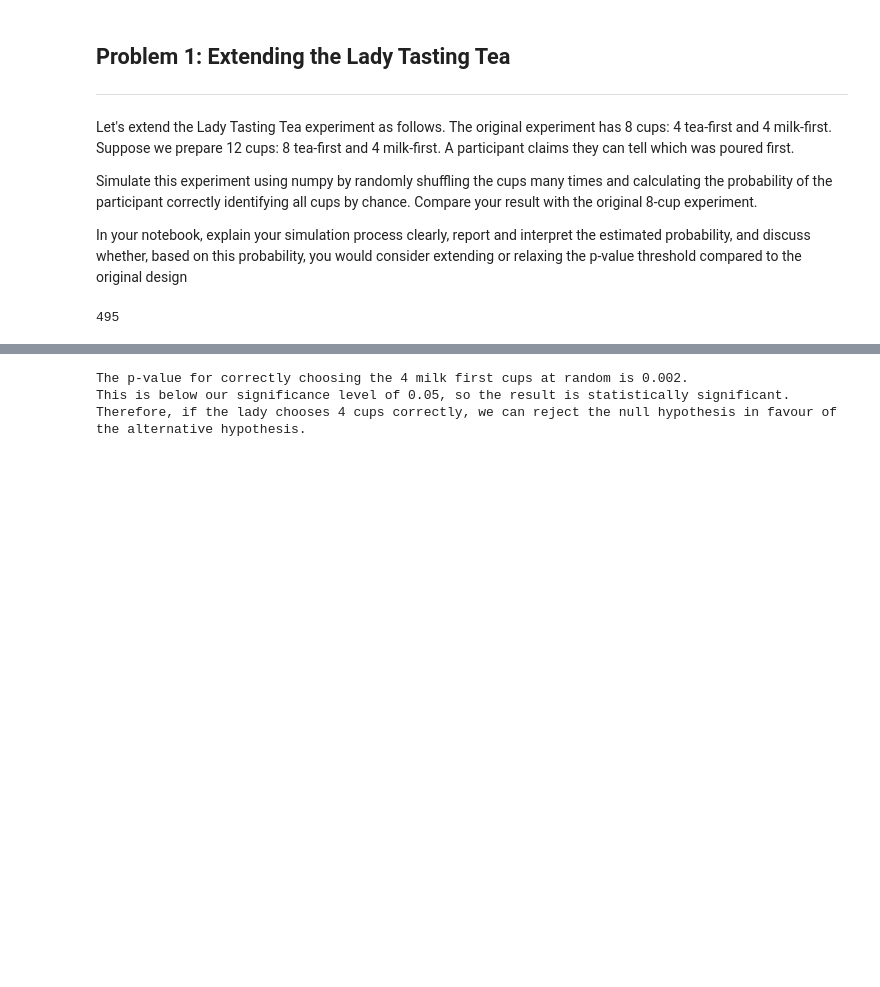
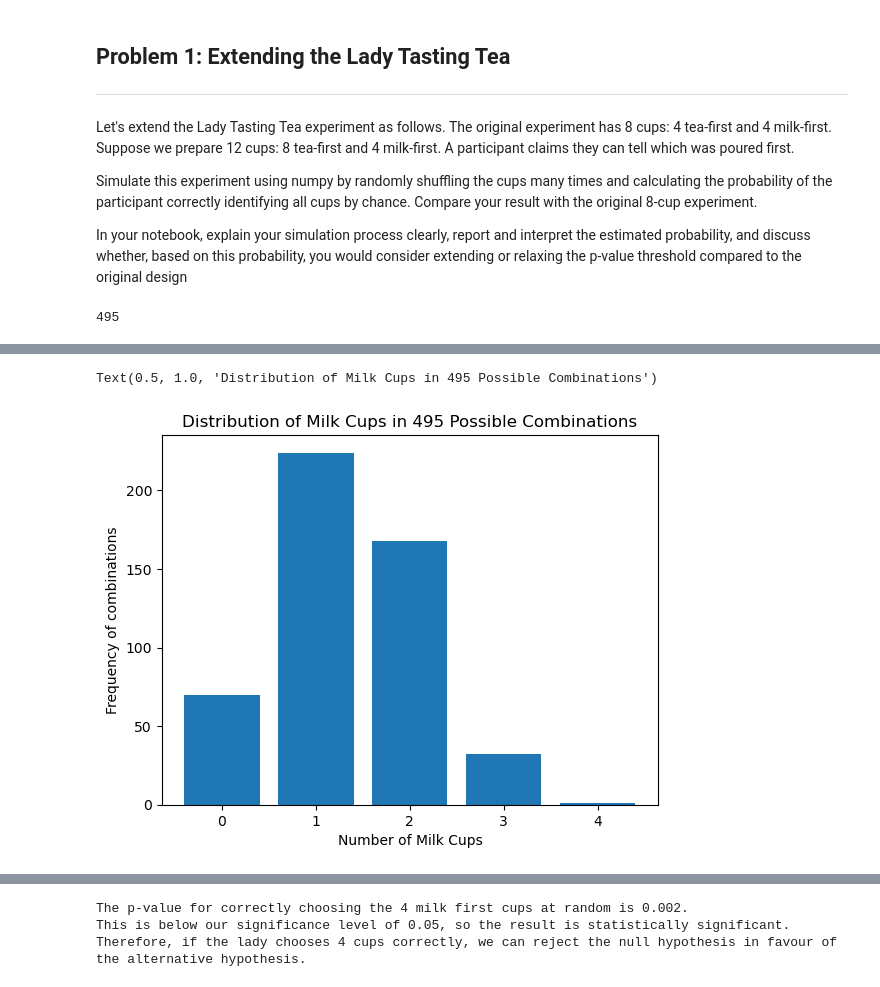
Before and after one commit to a-o-connor/applied_statistics_assessment, a Jupyter notebook: problems.ipynb, the cells around one changed output, grey strips where cells are left out. Drawn from its saved outputs; the diff is of its cells as text; code cells hidden in the pictures; blank space fills up the shorter version.

```diff
--- a/problems.ipynb
+++ b/problems.ipynb
@@ -80,2 +122,12 @@ plt.bar(counts[0], counts[1])
+# %%
+#Creating a barchart outlining the number of combinations containing 0, 1, 2, 3, and 4 milk cups
+fig, ax = plt.subplots()
+ax.bar(counts[0], counts[1])
+ax.set_xlabel("Number of Milk Cups")
+ax.set_ylabel("Frequency of combinations")
+ax.set_title("Distribution of Milk Cups in 495 Possible Combinations")
+# %% [output]
+Text(0.5, 1.0, 'Distribution of Milk Cups in 495 Possible Combinations')
+[figure, added]
 # %%
 #From the above overlaps in the list of 495 possible combinations
```
Also changed, not shown: parts of 19 cells of this notebook, 6 other files.
